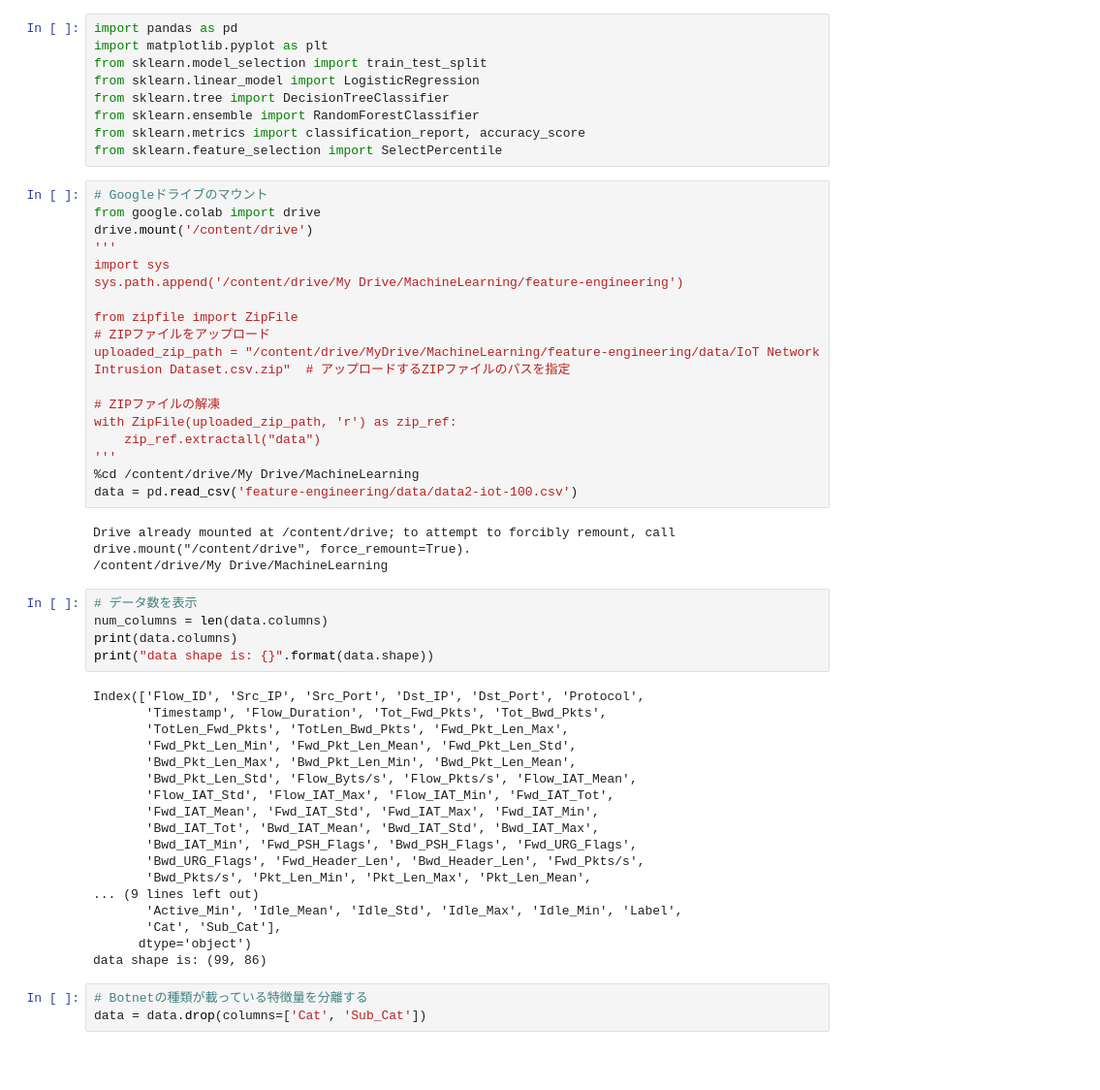
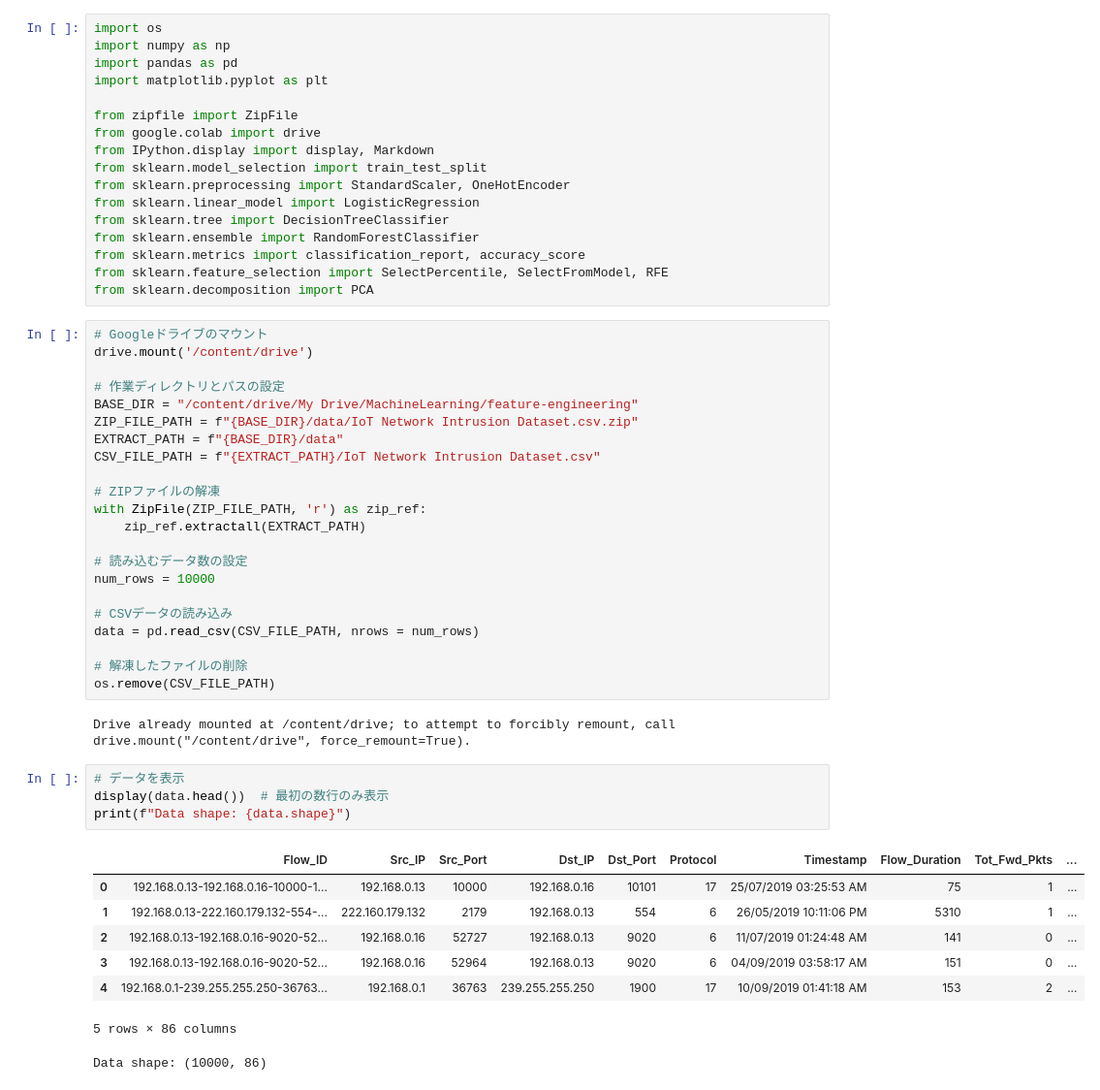
Before and after one commit to Sugata10723/MachineLearning, a Jupyter notebook: feature-engineering/feature-engineering.ipynb, the cells around one changed output. Shown: that part at 97% size. Drawn from its saved outputs; the diff is of its cells as text; blank space fills up the shorter version.

```diff
--- a/feature-engineering/feature-engineering.ipynb
+++ b/feature-engineering/feature-engineering.ipynb
@@ -1,56 +1,54 @@
 # %%
+import os
+import numpy as np
 import pandas as pd
 import matplotlib.pyplot as plt
+
+from zipfile import ZipFile
+from google.colab import drive
+from IPython.display import display, Markdown
 from sklearn.model_selection import train_test_split
+from sklearn.preprocessing import StandardScaler, OneHotEncoder
 from sklearn.linear_model import LogisticRegression
 from sklearn.tree import DecisionTreeClassifier
 from sklearn.ensemble import RandomForestClassifier
 from sklearn.metrics import classification_report, accuracy_score
-from sklearn.feature_selection import SelectPercentile
+from sklearn.feature_selection import SelectPercentile, SelectFromModel, RFE
+from sklearn.decomposition import PCA
 # %%
 # Googleドライブのマウント
-from google.colab import drive
 drive.mount('/content/drive')
-'''
-import sys
-sys.path.append('/content/drive/My Drive/MachineLearning/feature-engineering')
 
-from zipfile import ZipFile
-# ZIPファイルをアップロード
-uploaded_zip_path = "/content/drive/MyDrive/MachineLearning/feature-engineering/data/IoT Network Intrusion Dataset.csv.zip"  # アップロードするZIPファイルのパスを指定
+# 作業ディレクトリとパスの設定
+BASE_DIR = "/content/drive/My Drive/MachineLearning/feature-engineering"
+ZIP_FILE_PATH = f"{BASE_DIR}/data/IoT Network Intrusion Dataset.csv.zip"
+EXTRACT_PATH = f"{BASE_DIR}/data"
+CSV_FILE_PATH = f"{EXTRACT_PATH}/IoT Network Intrusion Dataset.csv"
 
 # ZIPファイルの解凍
-with ZipFile(uploaded_zip_path, 'r') as zip_ref:
-    zip_ref.extractall("data")
-'''
-%cd /content/drive/My Drive/MachineLearning
-data = pd.read_csv('feature-engineering/data/data2-iot-100.csv')
+with ZipFile(ZIP_FILE_PATH, 'r') as zip_ref:
+    zip_ref.extractall(EXTRACT_PATH)
+
+# 読み込むデータ数の設定
+num_rows = 10000
+
+# CSVデータの読み込み
+data = pd.read_csv(CSV_FILE_PATH, nrows = num_rows)
+
+# 解凍したファイルの削除
+os.remove(CSV_FILE_PATH)
 # %% [output]
 Drive already mounted at /content/drive; to attempt to forcibly remount, call drive.mount("/content/drive", force_remount=True).
-/content/drive/My Drive/MachineLearning
-# %%
-# データ数を表示
-num_columns = len(data.columns)
-print(data.columns)
-print("data shape is: {}".format(data.shape))
-# %% [output]
-Index(['Flow_ID', 'Src_IP', 'Src_Port', 'Dst_IP', 'Dst_Port', 'Protocol',
-       'Timestamp', 'Flow_Duration', 'Tot_Fwd_Pkts', 'Tot_Bwd_Pkts',
-       'TotLen_Fwd_Pkts', 'TotLen_Bwd_Pkts', 'Fwd_Pkt_Len_Max',
-       'Fwd_Pkt_Len_Min', 'Fwd_Pkt_Len_Mean', 'Fwd_Pkt_Len_Std',
-       'Bwd_Pkt_Len_Max', 'Bwd_Pkt_Len_Min', 'Bwd_Pkt_Len_Mean',
-       'Bwd_Pkt_Len_Std', 'Flow_Byts/s', 'Flow_Pkts/s', 'Flow_IAT_Mean',
-       'Flow_IAT_Std', 'Flow_IAT_Max', 'Flow_IAT_Min', 'Fwd_IAT_Tot',
-       'Fwd_IAT_Mean', 'Fwd_IAT_Std', 'Fwd_IAT_Max', 'Fwd_IAT_Min',
-       'Bwd_IAT_Tot', 'Bwd_IAT_Mean', 'Bwd_IAT_Std', 'Bwd_IAT_Max',
-       'Bwd_IAT_Min', 'Fwd_PSH_Flags', 'Bwd_PSH_Flags', 'Fwd_URG_Flags',
-       'Bwd_URG_Flags', 'Fwd_Header_Len', 'Bwd_Header_Len', 'Fwd_Pkts/s',
-       'Bwd_Pkts/s', 'Pkt_Len_Min', 'Pkt_Len_Max', 'Pkt_Len_Mean',
-... (9 lines left out)
-       'Active_Min', 'Idle_Mean', 'Idle_Std', 'Idle_Max', 'Idle_Min', 'Label',
-       'Cat', 'Sub_Cat'],
-      dtype='object')
-data shape is: (99, 86)
-# %%
-# Botnetの種類が載っている特徴量を分離する
-data = data.drop(columns=['Cat', 'Sub_Cat'])
+# %%
+# データを表示
+display(data.head())  # 最初の数行のみ表示
+print(f"Data shape: {data.shape}")
+# %% [output]
+|  | Flow_ID | Src_IP | Src_Port | Dst_IP | Dst_Port | Protocol | Timestamp | Flow_Duration | Tot_Fwd_Pkts | ... |
+| 0 | 192.168.0.13-192.168.0.16-10000-1... | 192.168.0.13 | 10000 | 192.168.0.16 | 10101 | 17 | 25/07/2019 03:25:53 AM | 75 | 1 | ... |
+| 1 | 192.168.0.13-222.160.179.132-554-... | 222.160.179.132 | 2179 | 192.168.0.13 | 554 | 6 | 26/05/2019 10:11:06 PM | 5310 | 1 | ... |
+| 2 | 192.168.0.13-192.168.0.16-9020-52... | 192.168.0.16 | 52727 | 192.168.0.13 | 9020 | 6 | 11/07/2019 01:24:48 AM | 141 | 0 | ... |
+| 3 | 192.168.0.13-192.168.0.16-9020-52... | 192.168.0.16 | 52964 | 192.168.0.13 | 9020 | 6 | 04/09/2019 03:58:17 AM | 151 | 0 | ... |
+| 4 | 192.168.0.1-239.255.255.250-36763... | 192.168.0.1 | 36763 | 239.255.255.250 | 1900 | 17 | 10/09/2019 01:41:18 AM | 153 | 2 | ... |
+5 rows × 86 columns
+Data shape: (10000, 86)
```
Also changed, not shown: parts of 22 cells of this notebook, 2 other files.
